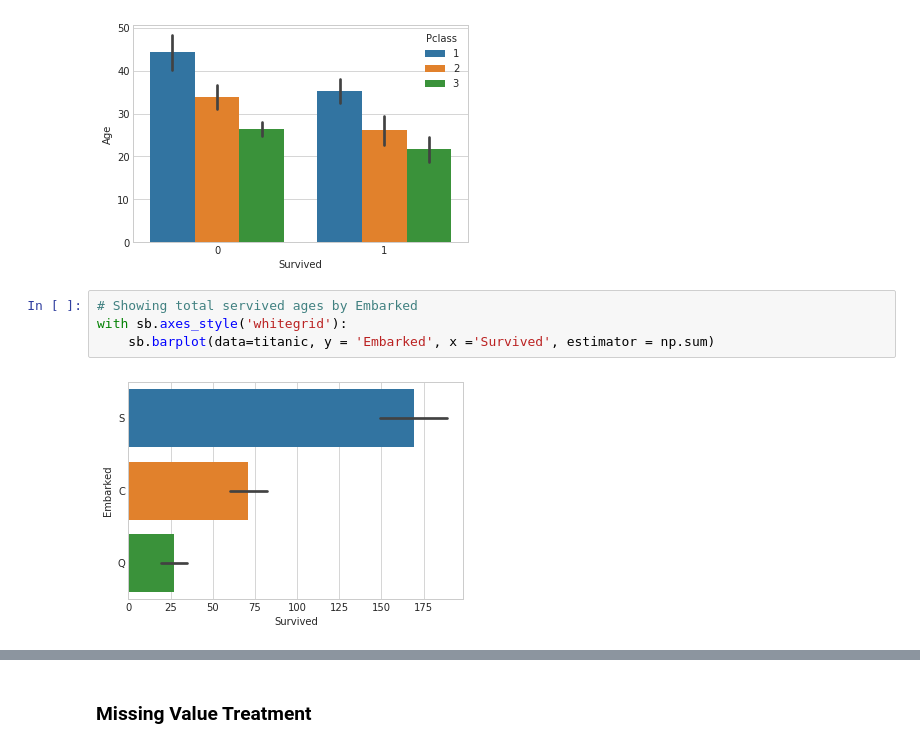
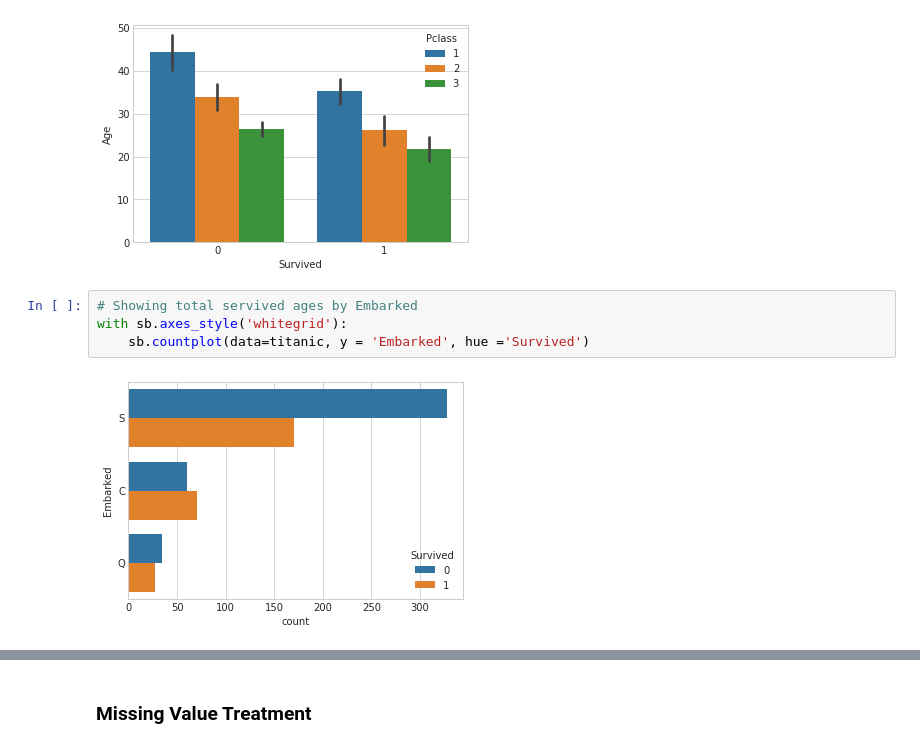
Before and after one commit to 3Thiago/Data-Science-Analtyics, a Jupyter notebook: Titanic Survival Prediction.ipynb, the cells around one changed output, grey strips where cells are left out. Cells and saved outputs as stored; diff of their text form.

```diff
--- a/Titanic Survival Prediction.ipynb
+++ b/Titanic Survival Prediction.ipynb
@@ -157,6 +159,6 @@ with sb.axes_style('whitegrid'):
 # %%
 # Showing total servived ages by Embarked
 with sb.axes_style('whitegrid'):
-    sb.barplot(data=titanic, y = 'Embarked', x ='Survived', estimator = np.sum)
+    sb.countplot(data=titanic, y = 'Embarked', hue ='Survived')
 # %% [output]
-[figure, old version]
+[figure, new version]
```
Also changed, not shown: parts of 26 cells of this notebook.
